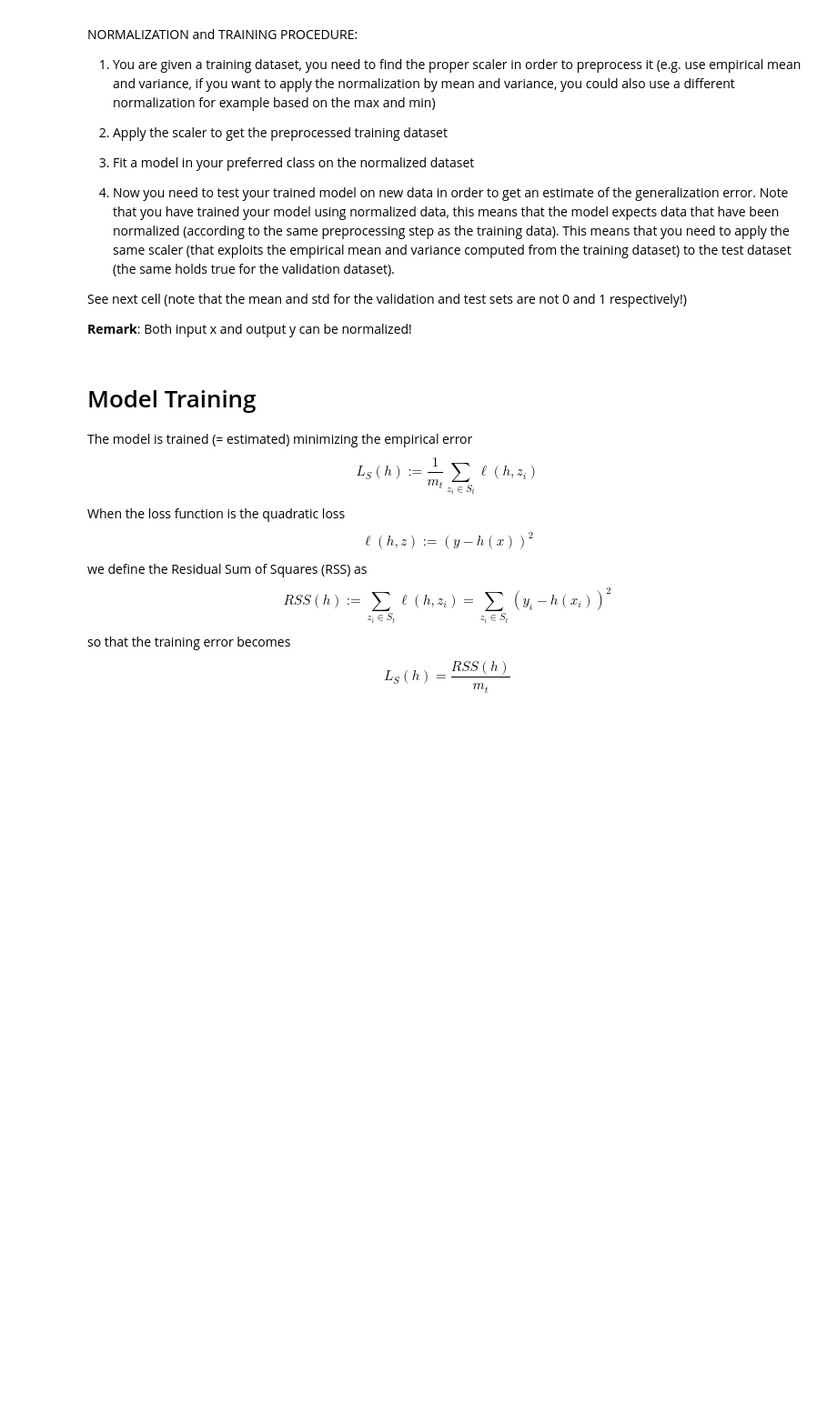
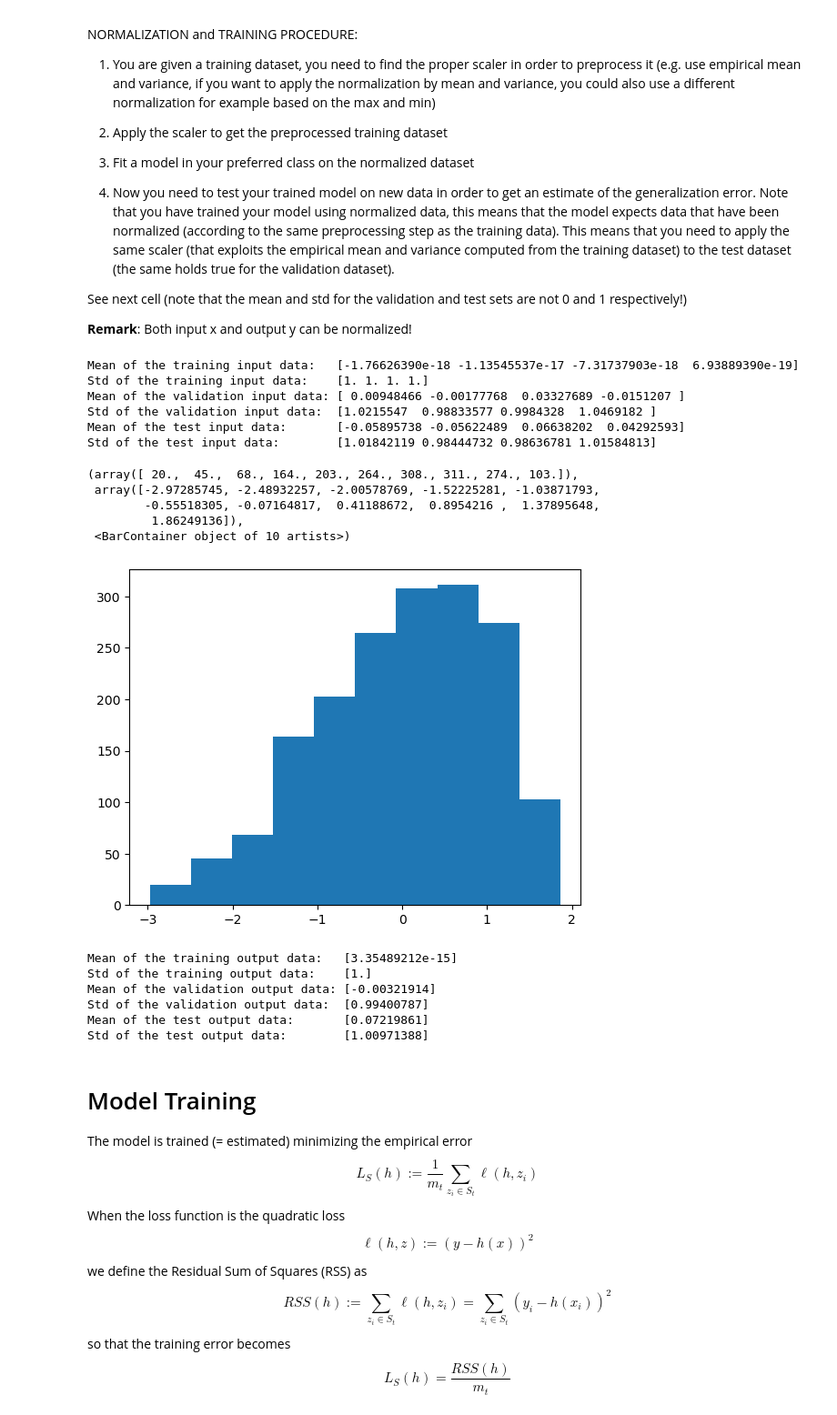
Before and after one commit to VukasNikola/12-Week-AI-Project, a Jupyter notebook: MachineLearning/Linear_Regression.ipynb, the cells around one changed output. Shown: that part at 91% size. Saved outputs shown, nothing was run; the diff lists cells and outputs as text; code cells hidden in the pictures; blank space fills up the shorter version.

Commit message:
data normalization visual

```diff
--- a/MachineLearning/Linear_Regression.ipynb
+++ b/MachineLearning/Linear_Regression.ipynb
@@ -125,7 +119,11 @@ def create_train_val_test_datasets(data : np.ndarray, m_t : int, m_val : int, m_
     # SUGGESTION: Use the function np.random.permutation (see the documentation) to create a permutation of the
     #             dataset indexes. Then use these shuffled indexes to create S_t, S_val, S_test
     # YOUR CODE HERE
-    raise NotImplementedError() # Remove this line
+    permuted = np.random.permutation(data)
+    S_t = permuted[:m_t,:]
+    S_val = permuted[m_t:m_t+m_val,:]
+    S_test = permuted[m_t+m_val:,:]
+
     return S_t, S_val, S_test
 # %% [markdown]
 Let's split the data in training, validation and test sets (as $m_t=m_{val} = \lfloor\frac{m}{3}\rfloor$, $m_{test} = m-m_t-m_{val}$)
@@ -179,18 +184,33 @@ __Remark__: Both input x and output y can be normalized!
 # %%
 # Let's standardize our data: in this case we only standardize input data X
 from sklearn import preprocessing
 # Find the right scaler (we are allowed to use only training data in this step)
 scaler = preprocessing.StandardScaler().fit(x_train)
 x_train = scaler.transform(x_train)
 print(f"Mean of the training input data:   {x_train.mean(axis=0)}")
 print(f"Std of the training input data:    {x_train.std(axis=0)}")
 # Apply the tranformation we got with the training dataset both to the validation and test ones
 x_val = scaler.transform(x_val) # use the same transformation on validation data
 print(f"Mean of the validation input data: {x_val.mean(axis=0)}")
 print(f"Std of the validation input data:  {x_val.std(axis=0)}")
 x_test = scaler.transform(x_test) # use the same transformation on test data
 print(f"Mean of the test input data:       {x_test.mean(axis=0)}")
 print(f"Std of the test input data:        {x_test.std(axis=0)}")
+
+plt.hist(x_train[:,3])
+# %% [output]
+Mean of the training input data:   [-1.76626390e-18 -1.13545537e-17 -7.31737903e-18  6.93889390e-19]
+Std of the training input data:    [1. 1. 1. 1.]
+Mean of the validation input data: [ 0.00948466 -0.00177768  0.03327689 -0.0151207 ]
+Std of the validation input data:  [1.0215547  0.98833577 0.9984328  1.0469182 ]
+Mean of the test input data:       [-0.05895738 -0.05622489  0.06638202  0.04292593]
+Std of the test input data:        [1.01842119 0.98444732 0.98636781 1.01584813]
+(array([ 20.,  45.,  68., 164., 203., 264., 308., 311., 274., 103.]),
+ array([-2.97285745, -2.48932257, -2.00578769, -1.52225281, -1.03871793,
+        -0.55518305, -0.07164817,  0.41188672,  0.8954216 ,  1.37895648,
+         1.86249136]),
+ <BarContainer object of 10 artists>)
+[figure, added]
 # %%
 # Let's wrap the code above in single function since we will need it many times
 def data_preprocessing(train_data : np.ndarray, val_data : np.ndarray, test_data : np.ndarray, scaler):
@@ -224,6 +244,13 @@ print(f"Mean of the validation output data: {y_val.mean(axis=0)}")
 print(f"Std of the validation output data:  {y_val.std(axis=0)}")
 print(f"Mean of the test output data:       {y_test.mean(axis=0)}")
 print(f"Std of the test output data:        {y_test.std(axis=0)}")
+# %% [output]
+Mean of the training output data:   [3.35489212e-15]
+Std of the training output data:    [1.]
+Mean of the validation output data: [-0.00321914]
+Std of the validation output data:  [0.99400787]
+Mean of the test output data:       [0.07219861]
+Std of the test output data:        [1.00971388]
 # %%
 def data_splitting_and_preprocessing(data : np.ndarray, m_t : int, m_val : int, m_test : int,
                                      input_scaler, output_scaler):
```
Also changed, not shown: parts of 6 cells of this notebook.
